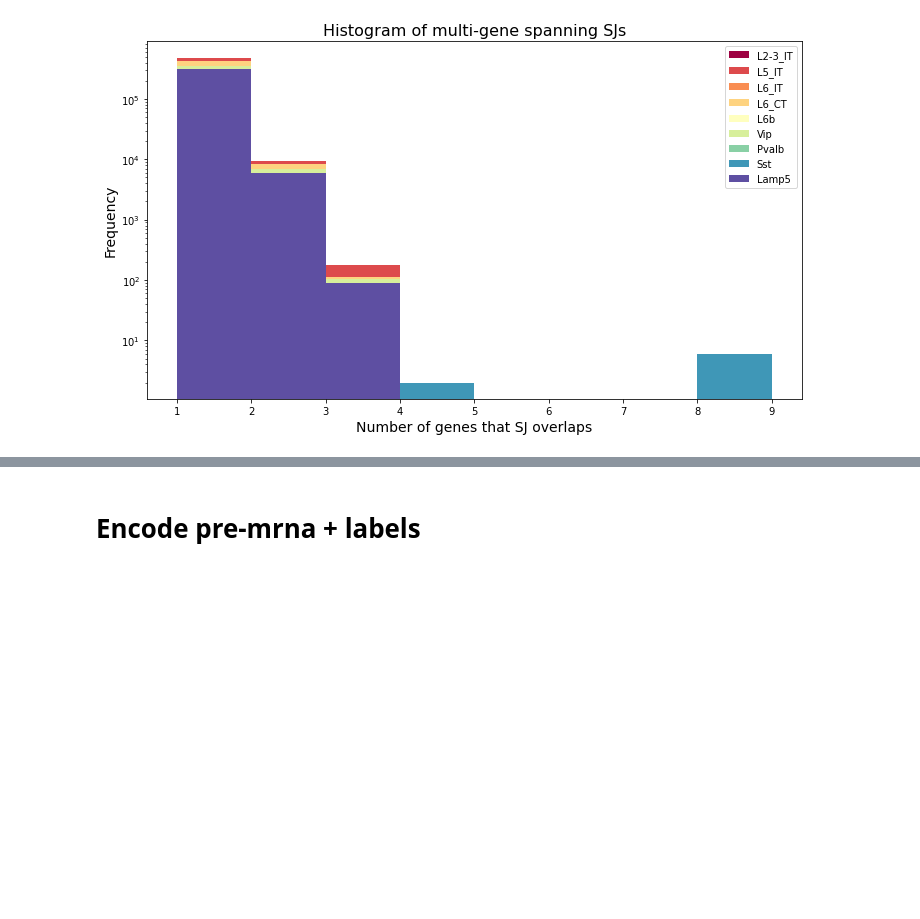
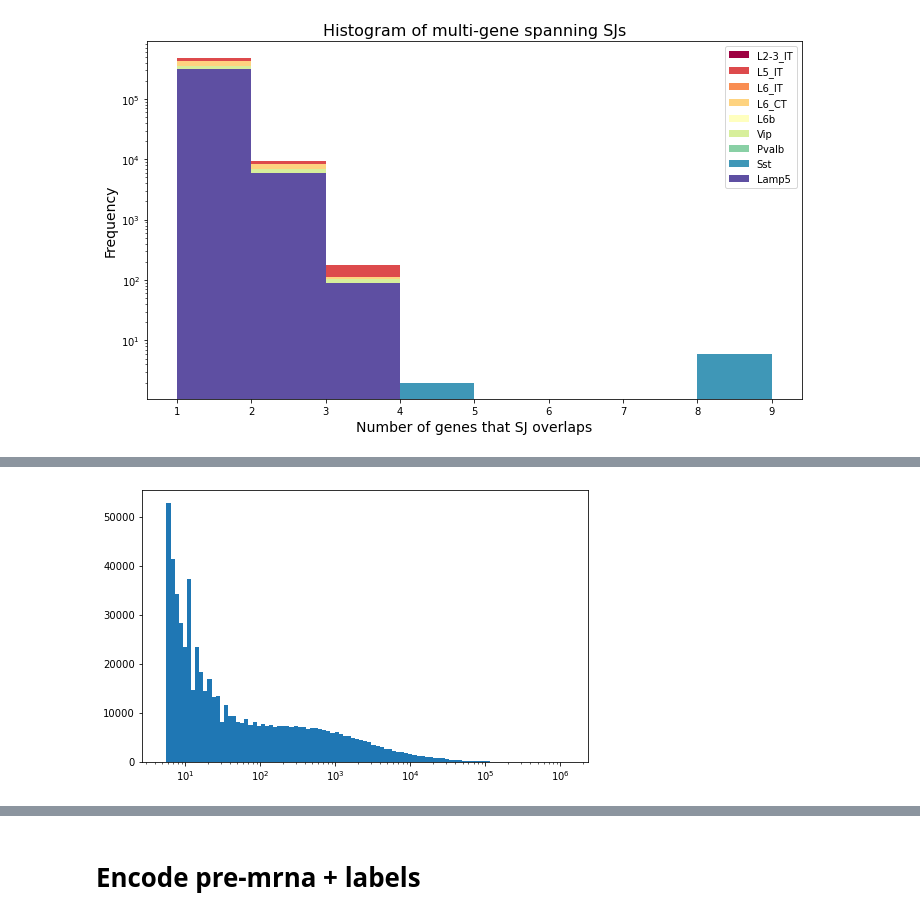
Before and after one commit to dmnburrows/deepNN_splice, a Jupyter notebook: data_process.ipynb, the cells around one changed output, grey strips where cells are left out. Drawn from its saved outputs; the diff is of its cells as text; code cells hidden in the pictures; blank space fills up the shorter version.

```diff
--- a/data_process.ipynb
+++ b/data_process.ipynb
@@ -1536,0 +1552,4 @@ curr0 = pd.read_csv(path+name_l[i] + '/SJ.norm.bed',sep='\t', index_col=False,lo
+# %%
+#what is the mean unq reads
+mean_reads = tot.groupby('id-SJ').mean()['n_unq']
+mean_reads
@@ -1536,0 +1590,8 @@ curr0 = pd.read_csv(path+name_l[i] + '/SJ.norm.bed',sep='\t', index_col=False,lo
+# %%
+#MAKE PLOT
+fig,ax = plt.subplots(figsize=(8,5))
+plt.hist(mean_reads.values.astype(int), bins=np.geomspace(5,np.max(mean_reads.values.astype(int)),100))
+plt.xscale('log')
+plt.show()
+# %% [output]
+[figure, added]
```
Also changed, not shown: parts of 17 cells of this notebook.
